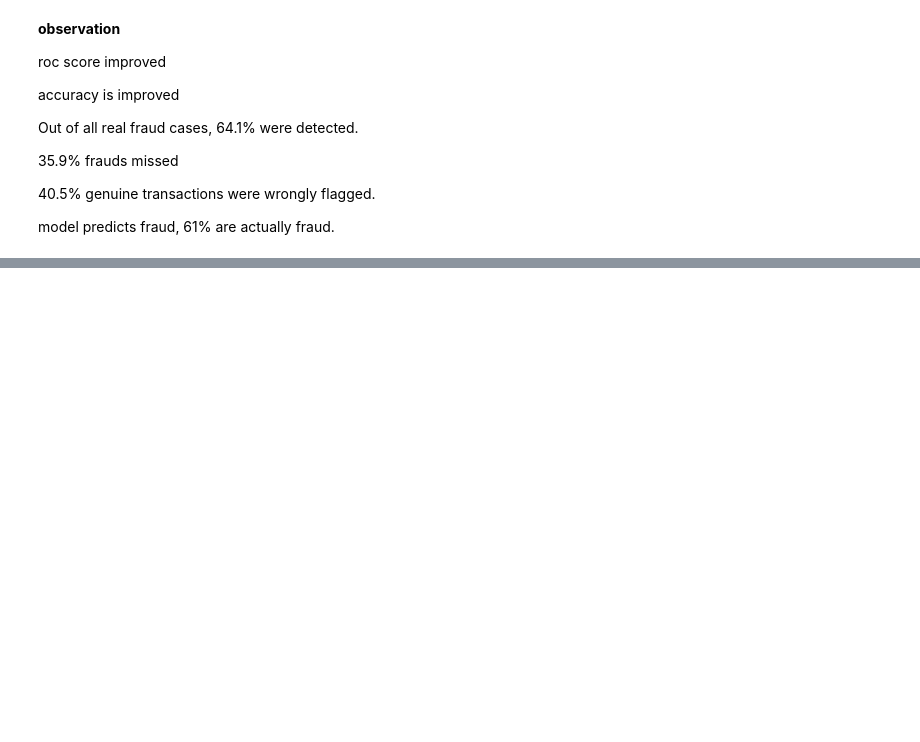
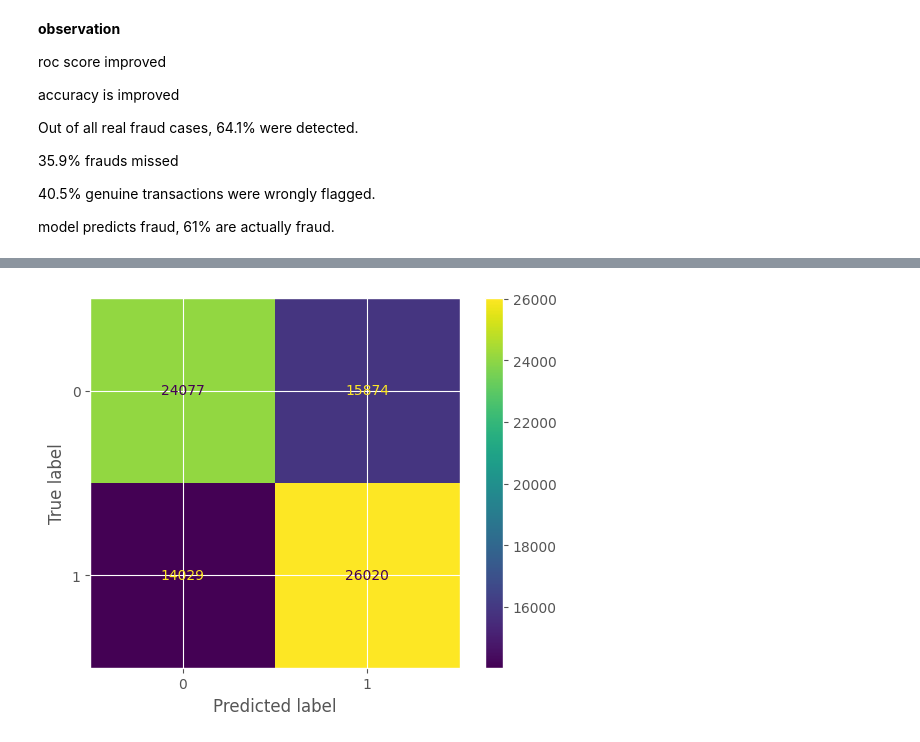
Before and after one commit to prasadPattuvamVeedu/microsoft_fraud_detection, a Jupyter notebook: microsofr_fraud_detection.ipynb, the cells around one changed output, grey strips where cells are left out. Saved outputs shown, nothing was run; the diff lists cells and outputs as text; code cells hidden in the pictures; blank space fills up the shorter version.

```diff
--- a/microsofr_fraud_detection.ipynb
+++ b/microsofr_fraud_detection.ipynb
@@ -3130,0 +3186,4 @@ model predicts fraud, 61% are actually fraud.
+# %%
+plot_confusion_matrix(y_test,y_pred_lg)
+# %% [output]
+[figure, added]
```
Also changed, not shown: parts of 52 cells of this notebook.
